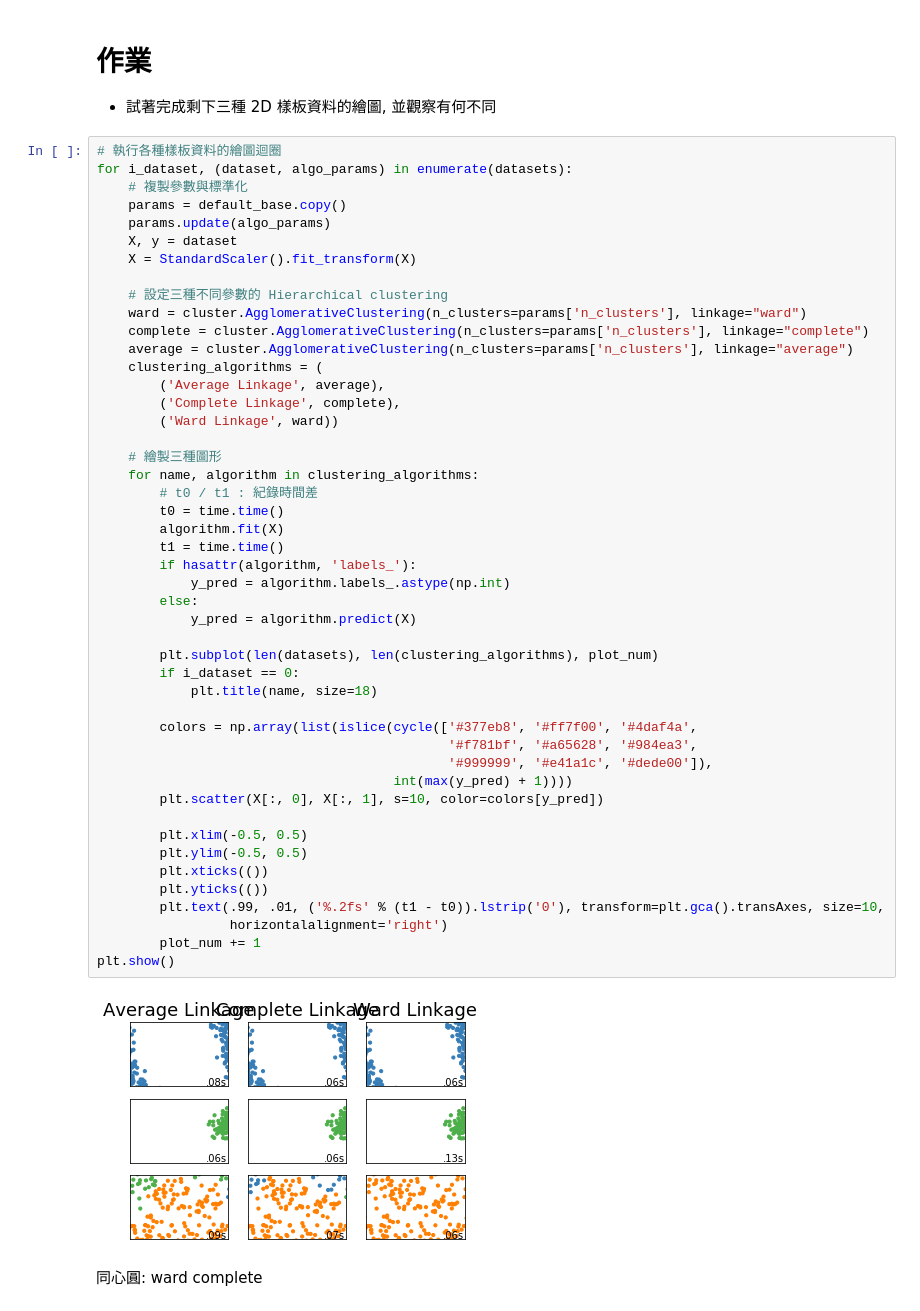
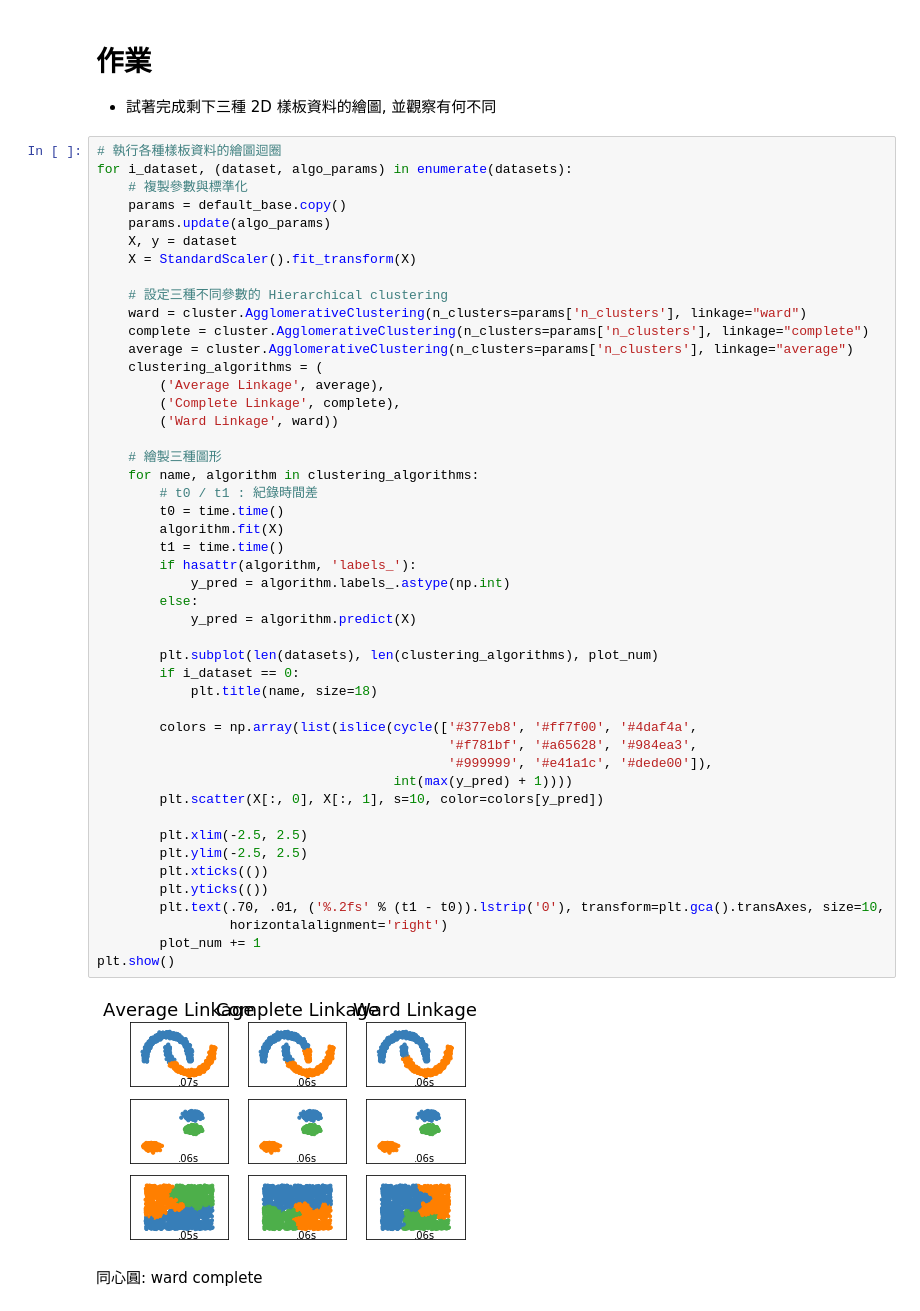
Before and after one commit to ChungYujoyce/2nd-ML100Days, a Jupyter notebook: homework/DAY_058_HW/Day_058_hierarchical_clustering_HW.ipynb, the cells around one changed output. Saved outputs shown, nothing was run; the diff lists cells and outputs as text.

```diff
--- a/homework/DAY_058_HW/Day_058_hierarchical_clustering_HW.ipynb
+++ b/homework/DAY_058_HW/Day_058_hierarchical_clustering_HW.ipynb
@@ -60,37 +60,37 @@ for i_dataset, (dataset, algo_params) in enumerate(datasets):
         ('Complete Linkage', complete),
         ('Ward Linkage', ward))
 
     # 繪製三種圖形
     for name, algorithm in clustering_algorithms:
         # t0 / t1 : 紀錄時間差
         t0 = time.time()
         algorithm.fit(X)
         t1 = time.time()
         if hasattr(algorithm, 'labels_'):
             y_pred = algorithm.labels_.astype(np.int)
         else:
             y_pred = algorithm.predict(X)
 
         plt.subplot(len(datasets), len(clustering_algorithms), plot_num)
         if i_dataset == 0:
             plt.title(name, size=18)
 
         colors = np.array(list(islice(cycle(['#377eb8', '#ff7f00', '#4daf4a',
                                              '#f781bf', '#a65628', '#984ea3',
                                              '#999999', '#e41a1c', '#dede00']),
                                       int(max(y_pred) + 1))))
         plt.scatter(X[:, 0], X[:, 1], s=10, color=colors[y_pred])
 
-        plt.xlim(-0.5, 0.5)
-        plt.ylim(-0.5, 0.5)
+        plt.xlim(-2.5, 2.5)
+        plt.ylim(-2.5, 2.5)
         plt.xticks(())
         plt.yticks(())
-        plt.text(.99, .01, ('%.2fs' % (t1 - t0)).lstrip('0'), transform=plt.gca().transAxes, size=10,
+        plt.text(.70, .01, ('%.2fs' % (t1 - t0)).lstrip('0'), transform=plt.gca().transAxes, size=10,
                  horizontalalignment='right')
         plot_num += 1
 plt.show()
 # %% [output]
-[figure, old version]
+[figure, new version]
 # %% [markdown]
 同心圓: ward complete
 # %% [markdown]
```
